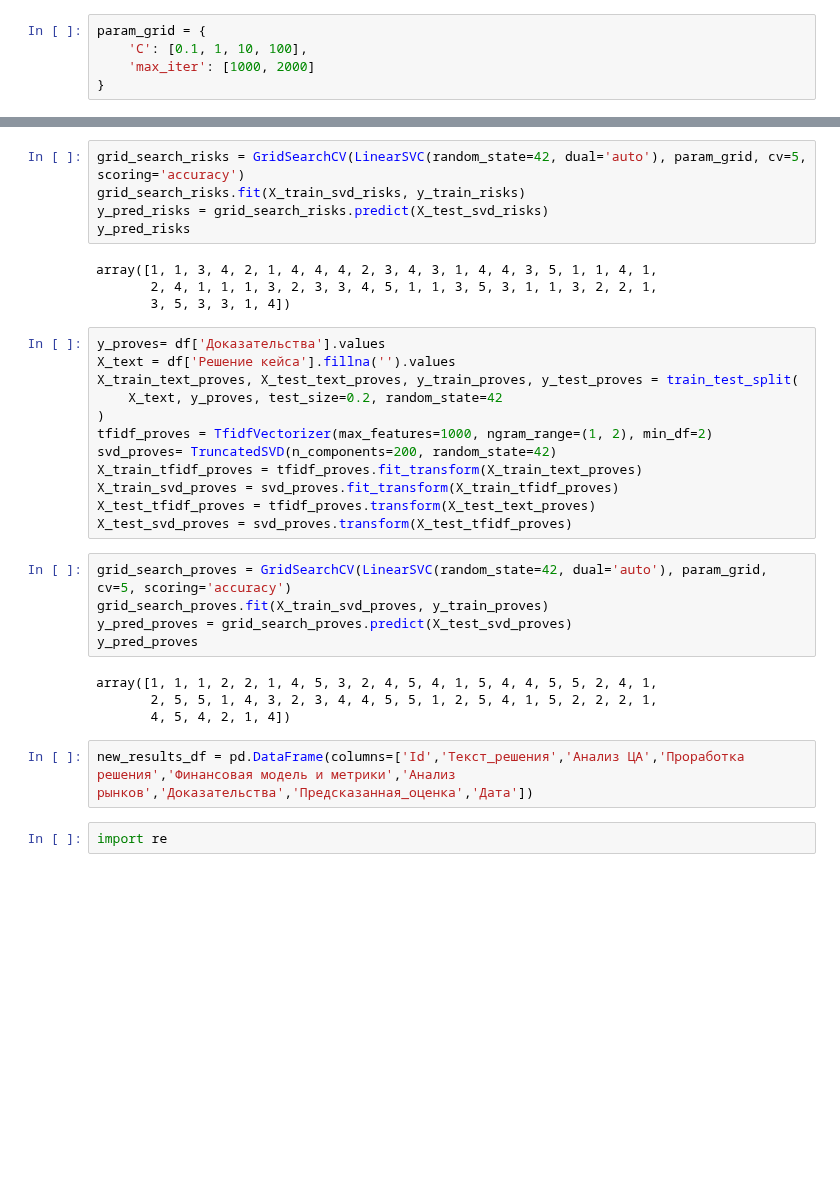
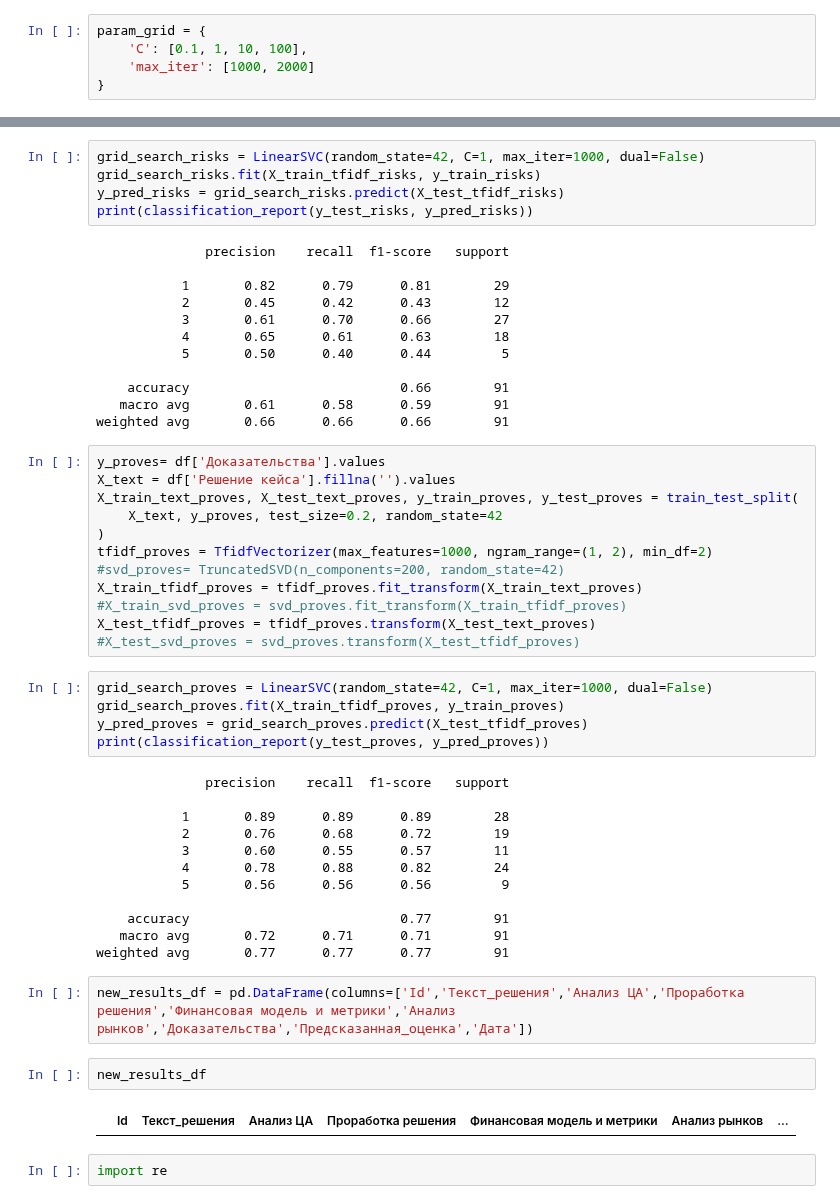
Before and after one commit to vika-ryt/ai_bisnes_cases, a Jupyter notebook: _AI_buisness_casses_case1_svm_linear_ipynb__.ipynb, the cells around one changed output, grey strips where cells are left out. Drawn from its saved outputs; the diff is of its cells as text; blank space fills up the shorter version.

```diff
--- a/_AI_buisness_casses_case1_svm_linear_ipynb__.ipynb
+++ b/_AI_buisness_casses_case1_svm_linear_ipynb__.ipynb
@@ -153,12 +174,20 @@ X_test_svd_risks = svd_risks.transform(X_test_tfidf_risks)
 # %%
-grid_search_risks = GridSearchCV(LinearSVC(random_state=42, dual='auto'), param_grid, cv=5, scoring='accuracy')
-grid_search_risks.fit(X_train_svd_risks, y_train_risks)
-y_pred_risks = grid_search_risks.predict(X_test_svd_risks)
-y_pred_risks
+grid_search_risks = LinearSVC(random_state=42, C=1, max_iter=1000, dual=False)
+grid_search_risks.fit(X_train_tfidf_risks, y_train_risks)
+y_pred_risks = grid_search_risks.predict(X_test_tfidf_risks)
+print(classification_report(y_test_risks, y_pred_risks))
 # %% [output]
-array([1, 1, 3, 4, 2, 1, 4, 4, 4, 2, 3, 4, 3, 1, 4, 4, 3, 5, 1, 1, 4, 1,
-       2, 4, 1, 1, 1, 3, 2, 3, 3, 4, 5, 1, 1, 3, 5, 3, 1, 1, 3, 2, 2, 1,
-       3, 5, 3, 3, 1, 4])
+              precision    recall  f1-score   support
+
+           1       0.82      0.79      0.81        29
+           2       0.45      0.42      0.43        12
+           3       0.61      0.70      0.66        27
+           4       0.65      0.61      0.63        18
+           5       0.50      0.40      0.44         5
+
+    accuracy                           0.66        91
+   macro avg       0.61      0.58      0.59        91
+weighted avg       0.66      0.66      0.66        91
 # %%
 y_proves= df['Доказательства'].values
 X_text = df['Решение кейса'].fillna('').values
@@ -166,22 +195,34 @@ X_train_text_proves, X_test_text_proves, y_train_proves, y_test_proves = train_t
     X_text, y_proves, test_size=0.2, random_state=42
 )
 tfidf_proves = TfidfVectorizer(max_features=1000, ngram_range=(1, 2), min_df=2)
-svd_proves= TruncatedSVD(n_components=200, random_state=42)
+#svd_proves= TruncatedSVD(n_components=200, random_state=42)
 X_train_tfidf_proves = tfidf_proves.fit_transform(X_train_text_proves)
-X_train_svd_proves = svd_proves.fit_transform(X_train_tfidf_proves)
+#X_train_svd_proves = svd_proves.fit_transform(X_train_tfidf_proves)
 X_test_tfidf_proves = tfidf_proves.transform(X_test_text_proves)
-X_test_svd_proves = svd_proves.transform(X_test_tfidf_proves)
+#X_test_svd_proves = svd_proves.transform(X_test_tfidf_proves)
 # %%
-grid_search_proves = GridSearchCV(LinearSVC(random_state=42, dual='auto'), param_grid, cv=5, scoring='accuracy')
-grid_search_proves.fit(X_train_svd_proves, y_train_proves)
-y_pred_proves = grid_search_proves.predict(X_test_svd_proves)
-y_pred_proves
+grid_search_proves = LinearSVC(random_state=42, C=1, max_iter=1000, dual=False)
+grid_search_proves.fit(X_train_tfidf_proves, y_train_proves)
+y_pred_proves = grid_search_proves.predict(X_test_tfidf_proves)
+print(classification_report(y_test_proves, y_pred_proves))
 # %% [output]
-array([1, 1, 1, 2, 2, 1, 4, 5, 3, 2, 4, 5, 4, 1, 5, 4, 4, 5, 5, 2, 4, 1,
-       2, 5, 5, 1, 4, 3, 2, 3, 4, 4, 5, 5, 1, 2, 5, 4, 1, 5, 2, 2, 2, 1,
-       4, 5, 4, 2, 1, 4])
+              precision    recall  f1-score   support
+
+           1       0.89      0.89      0.89        28
+           2       0.76      0.68      0.72        19
+           3       0.60      0.55      0.57        11
+           4       0.78      0.88      0.82        24
+           5       0.56      0.56      0.56         9
+
+    accuracy                           0.77        91
+   macro avg       0.72      0.71      0.71        91
+weighted avg       0.77      0.77      0.77        91
 # %%
 new_results_df = pd.DataFrame(columns=['Id','Текст_решения','Анализ ЦА','Проработка решения','Финансовая модель и метрики','Анализ рынков','Доказательства','Предсказанная_оценка','Дата'])
+# %%
+new_results_df
+# %% [output]
+|  | Id | Текст_решения | Анализ ЦА | Проработка решения | Финансовая модель и метрики | Анализ рынков | ... |
 # %%
 import re
 # %%
```
Also changed, not shown: parts of 25 cells of this notebook.
